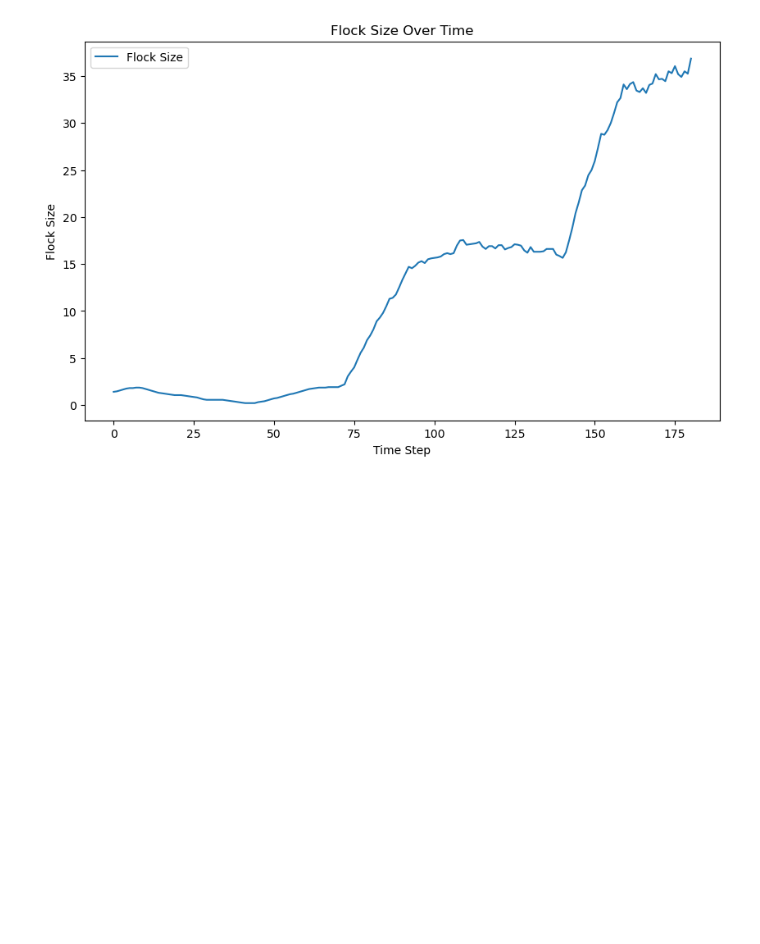
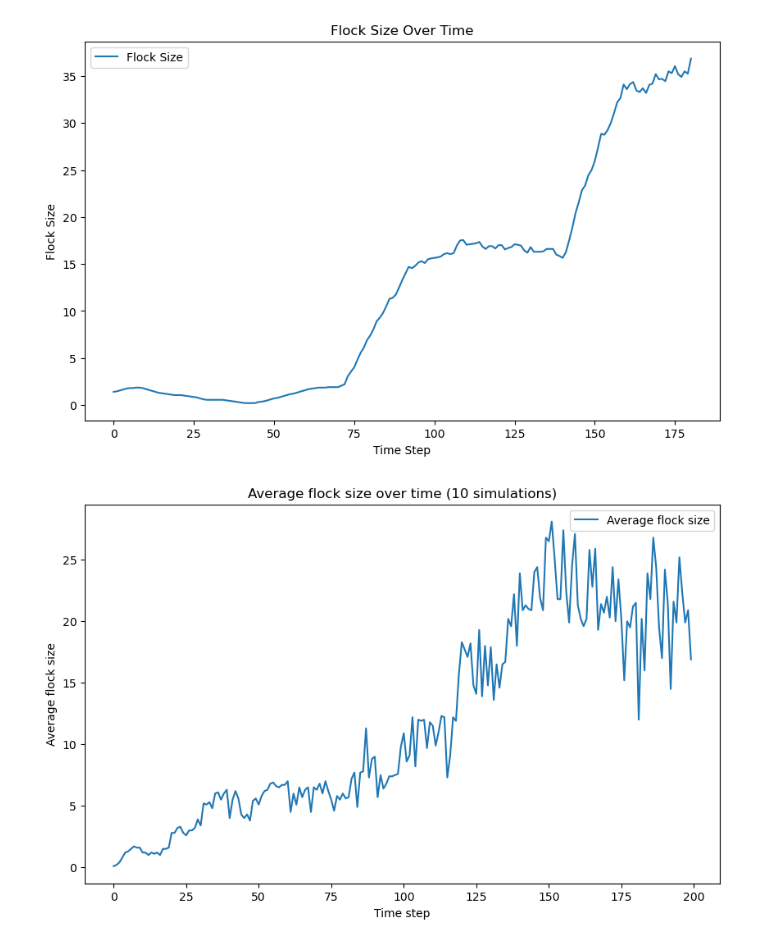
Before and after one commit to orlaghk/Flocking-Drone-Control, a Jupyter notebook: dispersing_model.ipynb, the cells around one changed output. Drawn from its saved outputs; the diff is of its cells as text; code cells hidden in the pictures; blank space fills up the shorter version.

Commit message:
no drones 10 average

```diff
--- a/dispersing_model.ipynb
+++ b/dispersing_model.ipynb
@@ -508,3 +508,54 @@ plt.savefig('dispering_no_drones.pdf', format='pdf')
 plt.show()
 # %% [output]
 [figure]
+# %%
+# Simulation
+Nd = 0  # number of drones
+vd = 0  # constant speed of drones
+Rd = 0  # range of influence of drones
+
+# Number of simulations
+num_simulations = 10
+
+# Initialize a list to store the flock sizes for each simulation
+all_flock_sizes = []
+avg_flock_sizes_list = []
+
+for _ in range(num_simulations):
+    # Reset the birds and drones
+    x, y, vx, vy, theta = initialize_birds(N, L)
+    drone_x, drone_y, drone_vx, drone_vy = initialize_drones(Nd, L)
+
+    # Initialize a list to store the flock sizes for this simulation
+    flock_sizes = []
+
+    for _ in range(Nt):
+        drone_x, drone_y, drone_vx, drone_vy = update_drones(drone_x, drone_y, drone_vx, drone_vy, x, y, L, vd, dt, Rd, r)
+        flock_size = len(get_local_birds(x, y, 0, R))
+        flock_sizes.append(flock_size)
+
+        for i in range(N):
+            vx[i], vy[i] = update_velocities(x, y, vx[i], vy[i], i, drone_x, drone_y, Rd)
+
+        x, y, vx, vy = update(x, y, vx, vy, theta, Rsq, eta, N, dt, r, drone_x, drone_y, Rd)
+
+    # Store the flock sizes for this simulation
+    all_flock_sizes.append(flock_sizes)
+
+# Calculate the average flock size at each time step
+avg_flock_sizes = [sum(flock_sizes) / num_simulations for flock_sizes in zip(*all_flock_sizes)]
+
+# Plot the average flock size over time
+plt.figure(figsize=(10, 6))
+plt.plot(range(Nt), avg_flock_sizes, label='Average flock size')
+plt.xlabel('Time step')
+plt.ylabel('Average flock size')
+plt.title('Average flock size over time (10 simulations)')
+plt.legend()
+
+# Save the figure as a PDF file
+plt.savefig('dispering_no_drones_10avg.pdf', format='pdf')
+
+plt.show()
+# %% [output]
+[figure, added]
```
Also changed, not shown: parts of 1 cell of this notebook, 1 other file.
